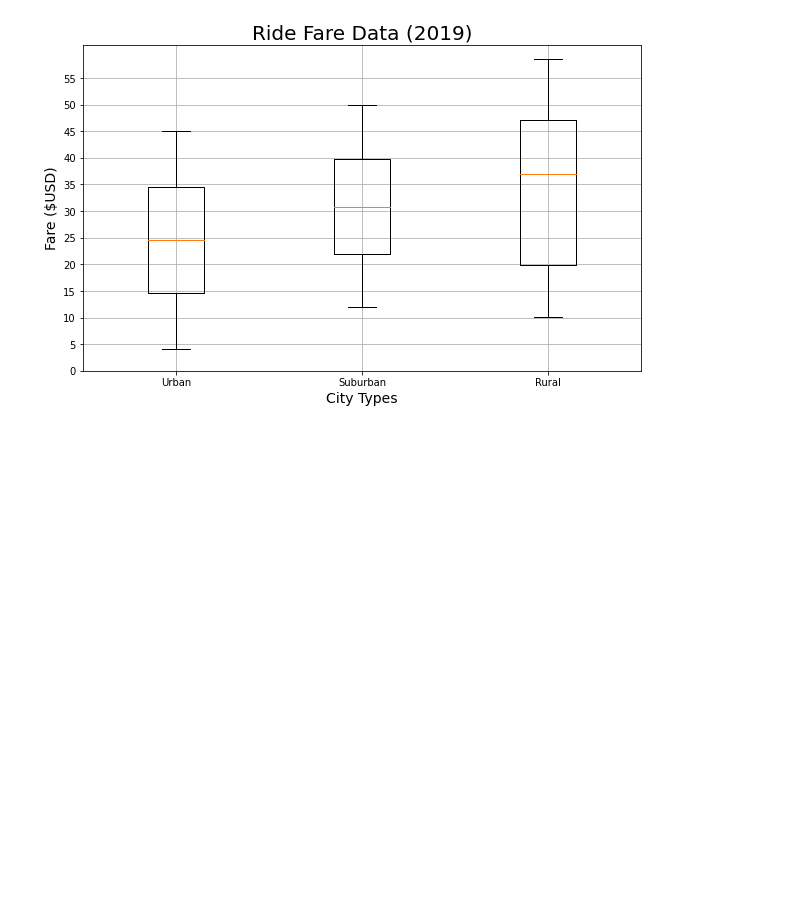
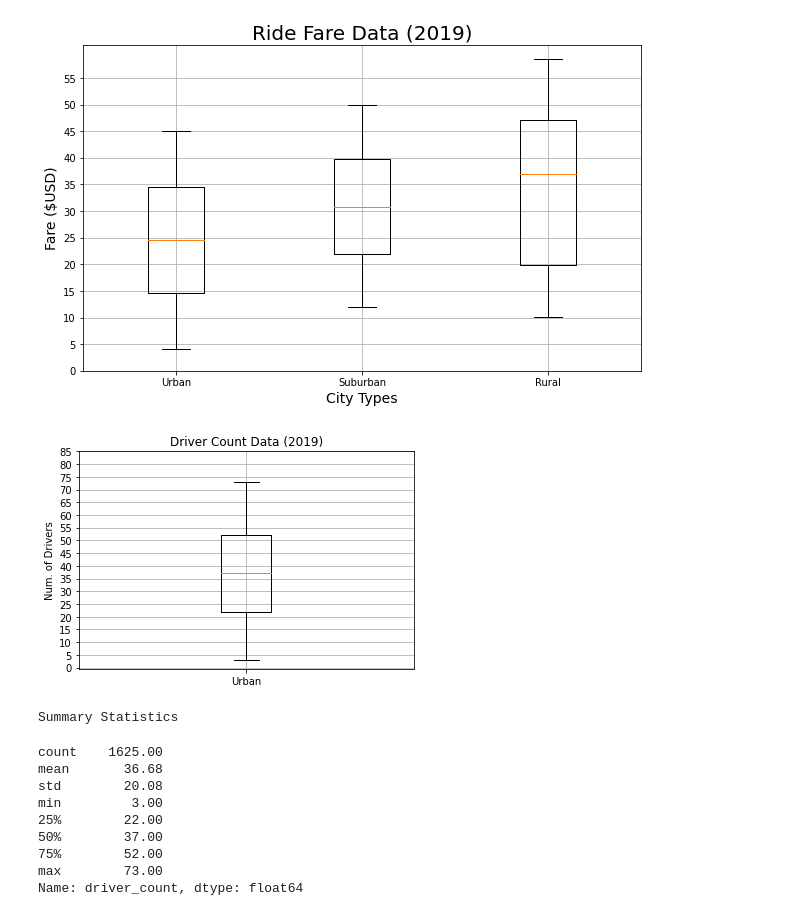
Before and after one commit to ArtTucker/PyBer_Analysis, a Jupyter notebook: Pyber.ipynb, the cells around one changed output. Cells and saved outputs as stored; diff of their text form; code cells hidden in the pictures; blank space fills up the shorter version.

Commit message:
Update Pyber.ipynb
Box and whisker for driver count data for urban cities

```diff
--- a/Pyber.ipynb
+++ b/Pyber.ipynb
@@ -783,3 +783,32 @@ plt.savefig('analysis/Fig3.png')
 plt.show()
 # %% [output]
 [figure]
+# %%
+# Create the box-and-whisker plot for the urban driver count data
+x_labels = ['Urban']
+fig, ax = plt.subplots()
+ax.boxplot(urban_drivers, labels=x_labels)
+
+# Add title, y-axis label, grid
+ax.set_title('Driver Count Data (2019)')
+ax.set_ylabel('Num. of Drivers')
+ax.set_yticks(np.arange(0,90, step=5.0))
+ax.grid()
+
+# show plot
+plt.show()
+
+print('Summary Statistics')
+round(urban_drivers.describe(),2)
+# %% [output]
+[figure, added]
+Summary Statistics
+count    1625.00
+mean       36.68
+std        20.08
+min         3.00
+25%        22.00
+50%        37.00
+75%        52.00
+max        73.00
+Name: driver_count, dtype: float64
```
